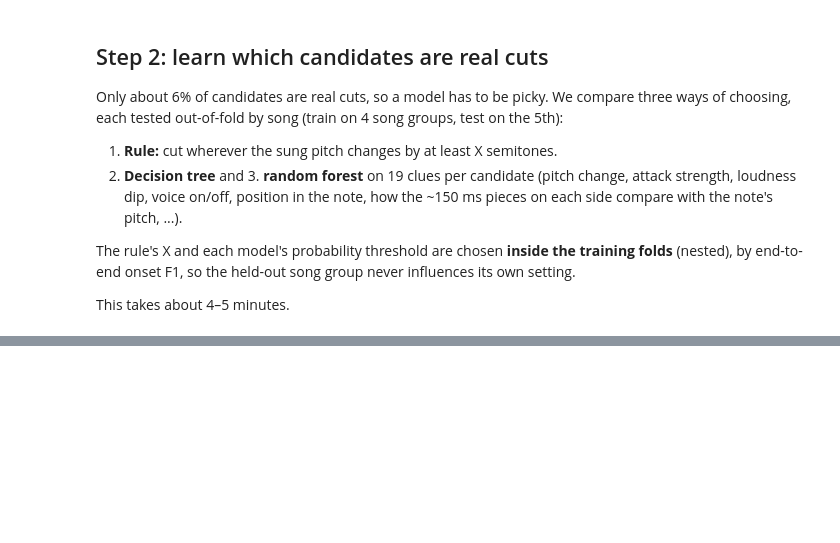
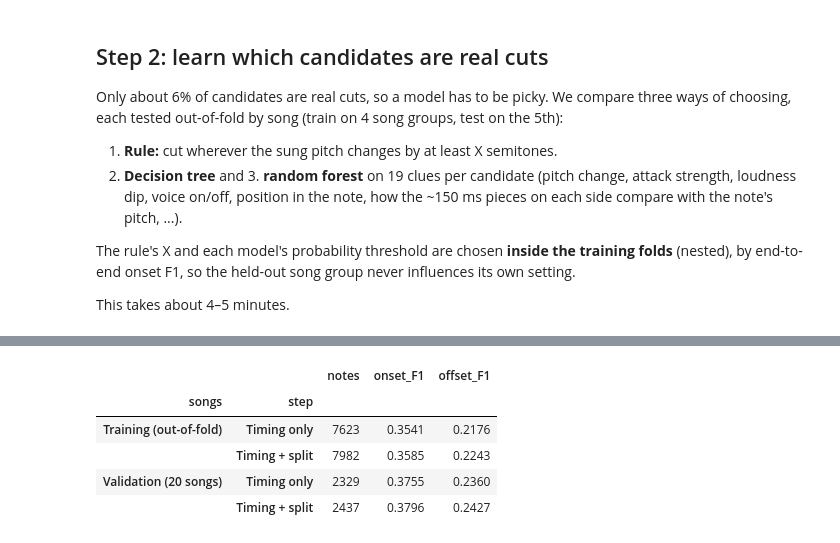
Before and after one commit to feliciaor2024-arch/Scoretify-Project, a Jupyter notebook: notebooks/correction_handover/le_xin_split_model.ipynb, the cells around one changed output, grey strips where cells are left out. Saved outputs shown, nothing was run; the diff lists cells and outputs as text; code cells hidden in the pictures; blank space fills up the shorter version.

```diff
--- a/notebooks/correction_handover/le_xin_split_model.ipynb
+++ b/notebooks/correction_handover/le_xin_split_model.ipynb
@@ -308,0 +385,83 @@ display(split_results)
+# %%
+# Step 3: final split model -> validation songs -> export (Basic Pitch clues NOT used: they did not help)
+sys.path.insert(0, str((HERE / '..').resolve()))
+import bp_experiment as bx                                   # project's reference parser (val answer key, scoring only)
+
+# 1. Final model: random forest on ALL labelled training candidates; threshold = best training out-of-fold onset F1
+final_threshold = max(THRESHOLDS, key=lambda t: f1_on(ALL, rf_prob >= t)[0])
+final_rf = RandomForestClassifier(n_estimators=300, min_samples_leaf=5, max_features=0.5,
+                                  class_weight='balanced_subsample', n_jobs=-1, random_state=0).fit(cands[FEATS], yc)
+print('Final threshold (chosen on training songs only):', final_threshold)
+
+# 2. Validation input = the timing model's corrected validation notes (exported by the timing notebook)
+all_manifest = pd.read_csv(DATA / 'recording_manifest.csv')
+val_manifest = all_manifest[all_manifest.split == 'val'].reset_index(drop=True)
+val_raw = pd.read_csv(DATA / 'val_features.csv', dtype={'note_id':str, 'recording_id':str, 'sample_id':str})
+val_timed = pd.read_csv(HERE / 'exports' / 'le_xin_timing_val_rf_audio_pitch.csv', dtype={'note_id':str, 'recording_id':str})
+val_timed = val_timed.merge(val_raw[['note_id', 'sample_id']], on='note_id', validate='one_to_one')
+assert val_manifest.split.eq('val').all() and len(val_timed) == len(val_raw)            # never test
+val_events, _ = bx.references(val_manifest.to_dict('records'))
+val_refs = pd.DataFrame([dict(note_id=f'{rid}:ref{i:05d}', recording_id=rid, start=e[0], end=e[1], pitch=e[2])
+                         for rid, events in val_events.items() for i, e in enumerate(events)])
+
+VCACHE = HERE / 'le_xin_cache' / 'split_candidates_val_v1.csv'
+if VCACHE.exists():
+    val_cands = pd.read_csv(VCACHE, dtype={'note_id':str, 'recording_id':str, 'sample_id':str})
+else:
+    val_cands, _, _ = build_candidates(val_timed, val_manifest, None, 'val')   # no labels: answer key not used here
+    val_cands.to_csv(VCACHE, index=False)                                      # ~2 minutes (pitch tracking)
+val_cands = add_clues(val_cands)
+val_cut = final_rf.predict_proba(val_cands[FEATS])[:, 1] >= final_threshold
+
+def score(table, refs, man):
+    out = cu.evaluate_end_to_end(table[cu.NOTE_COLUMNS], refs, man)
+    assert out['summary']['recordings'] == len(man)
+    return out
+val_before = score(val_timed, val_refs, val_manifest)
+val_split = apply_splits(val_timed, val_cands[val_cut])
+val_after = score(val_split, val_refs, val_manifest)
+before_song = {s['sample_id']: s['f1'] for s in val_before['songs']}
+better = sum(s['f1'] > before_song[s['sample_id']] + 1e-12 for s in val_after['songs'])
+worse = sum(s['f1'] < before_song[s['sample_id']] - 1e-12 for s in val_after['songs'])
+train_split = apply_splits(timed, cands[rf_cut])                               # training: out-of-fold cuts (step 2)
+tr_before, tr_after = f1(timed), f1(train_split)
+val_table = pd.DataFrame([
+    dict(songs='Training (out-of-fold)', step='Timing only',    notes=len(timed),       onset_F1=tr_before[0], offset_F1=tr_before[1]),
+    dict(songs='Training (out-of-fold)', step='Timing + split', notes=len(train_split), onset_F1=tr_after[0],  offset_F1=tr_after[1]),
+    dict(songs='Validation (20 songs)',  step='Timing only',    notes=len(val_timed),
+         onset_F1=round(val_before['summary']['song_macro_f1'], 4), offset_F1=round(val_before['summary']['song_macro_offset_f1'], 4)),
+    dict(songs='Validation (20 songs)',  step='Timing + split', notes=len(val_split),
+         onset_F1=round(val_after['summary']['song_macro_f1'], 4), offset_F1=round(val_after['summary']['song_macro_offset_f1'], 4)),
+]).set_index(['songs', 'step'])
+display(val_table)
+print(f'Validation: {int(val_cut.sum())} cuts in {val_cands[val_cut].note_id.nunique()} notes | '
+      f'songs better: {better}, worse: {worse}, unchanged: {len(val_after["songs"]) - better - worse} (onset F1, vs timing only)')
+
+# 3. Export complete note tables + action histories (write once; on a rerun, check the saved files still match)
+def split_history(cut_table):
+    rows = []
+    for nid, g in cut_table.sort_values('t').groupby('note_id'):
+        rows.append(dict(action='split', note_id=nid, recording_id=g.recording_id.iloc[0],
+                         cut_times=';'.join(f'{t:.4f}' for t in g.t),
+                         new_note_ids=';'.join(f'{nid}~{k}' for k in range(1, len(g) + 1))))
+    return pd.DataFrame(rows, columns=['action', 'note_id', 'recording_id', 'cut_times', 'new_note_ids'])
+
+def save_once(table, path, man=None):
+    if path.exists():
+        saved = pd.read_csv(path, dtype={'note_id':str, 'recording_id':str})
+        pd.testing.assert_frame_equal(saved, table.reset_index(drop=True), check_dtype=False)
+        print('Already saved, unchanged:', path.name)
+    elif man is not None:
+        cu.export_corrections(table, man, path)
+        print('Saved:', path.name)
+    else:
+        with path.open('x', encoding='utf-8', newline='') as handle:
+            table.to_csv(handle, index=False)
+        print('Saved:', path.name)
+
+EXPORTS = HERE / 'exports'
+save_once(train_split, EXPORTS / 'le_xin_split_train_oof_v1.csv', manifest)
+save_once(split_history(cands[rf_cut]), EXPORTS / 'le_xin_split_train_oof_v1_actions.csv')
+save_once(val_split, EXPORTS / 'le_xin_split_val_v1.csv', val_manifest)
+save_once(split_history(val_cands[val_cut]), EXPORTS / 'le_xin_split_val_v1_actions.csv')
+# %% [output]
@@ -308,0 +469,6 @@ display(split_results)
+|  |  | notes | onset_F1 | offset_F1 |
+| songs | step |  |  |  |
+| Training (out-of-fold) | Timing only | 7623 | 0.3541 | 0.2176 |
+|  | Timing + split | 7982 | 0.3585 | 0.2243 |
+| Validation (20 songs) | Timing only | 2329 | 0.3755 | 0.2360 |
+|  | Timing + split | 2437 | 0.3796 | 0.2427 |
```
Also changed, not shown: parts of 8 cells of this notebook, 7 other files.
